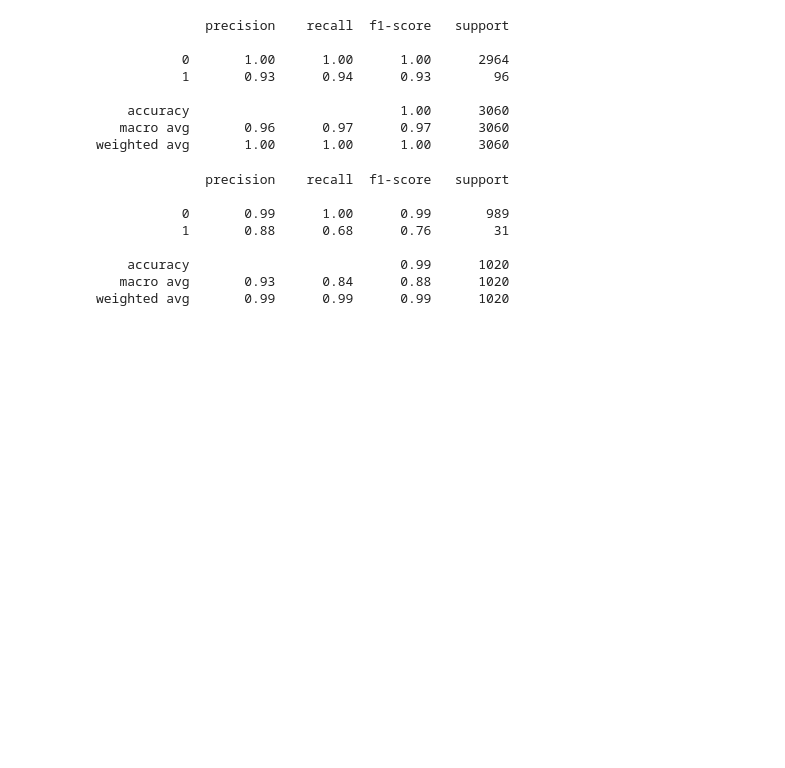
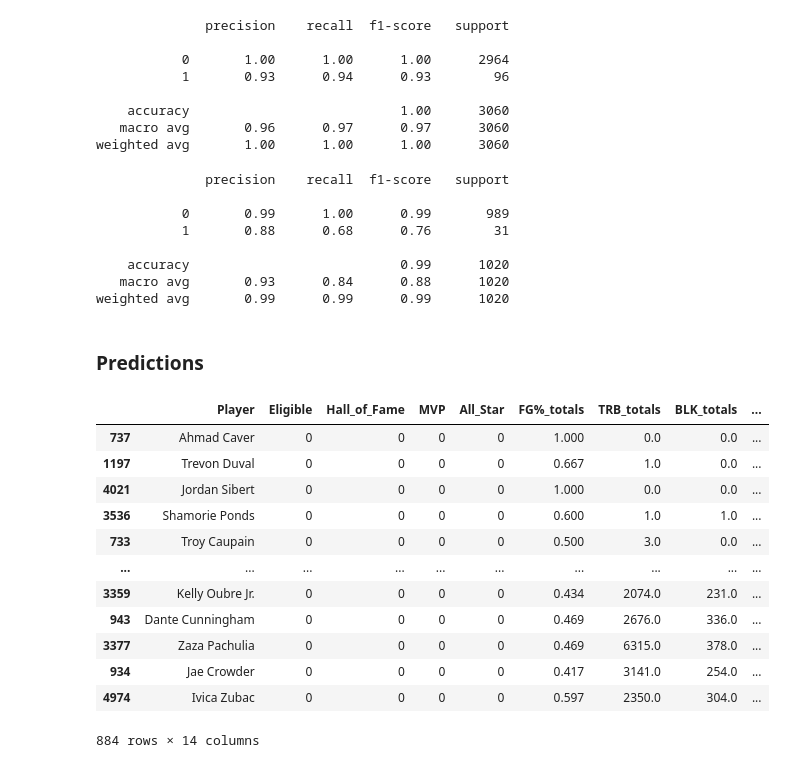
Before and after one commit to frankwillard/NBA-Hall-Of-Fame-Model, a Jupyter notebook: Hall_of_Fame_Modeling.ipynb, the cells around one changed output. Cells and saved outputs as stored; diff of their text form; code cells hidden in the pictures; blank space fills up the shorter version.

Commit message:
Starting predictions on current players

```diff
--- a/Hall_of_Fame_Modeling.ipynb
+++ b/Hall_of_Fame_Modeling.ipynb
@@ -435,20 +435,19 @@ X_training, X_validation, y_train, y_val = train_test_split(eligible_df, y_eligi
 X_train = X_training.iloc[:,3:].values
 X_val = X_validation.iloc[:,3:].values
 # %%
-X_test = noneligible_df.iloc[:, 3:]
-y_test = noneligible_df.iloc[:, 2]
+X_test = noneligible_df.iloc[:, 3:].values
 # %% [markdown]
 ### Feature Scaling
 # %%
-# Scale features
+# Scale whole matrix of features to prevent information leakage
+# Scale for training set, validation set, and test set
 sc1 = StandardScaler()
 X_eligible = sc1.fit_transform(X_eligible)
 
-# Scale whole matrix of features to prevent information leakage
-# Scale for training set and validation set
 sc2 = StandardScaler()
 X_train = sc2.fit_transform(X_train)
 X_val = sc2.transform(X_val)
+X_test = sc2.transform(X_test)
 # %% [markdown]
 ### Model Selection
 # %%
@@ -901,3 +901,27 @@ print(classification_report(y_val, y_val_pred))
     accuracy                           0.99      1020
    macro avg       0.93      0.84      0.88      1020
 weighted avg       0.99      0.99      0.99      1020
+# %% [markdown]
+### Predictions
+# %%
+# Predict both class and probability for the test set
+y_test_pred_probs = classifier.predict_proba(X_test)[:, 1]
+y_val_pred = classifier.predict(X_test)
+# %%
+noneligible_df['pred'] = y_test_pred_probs
+# %%
+noneligible_df.sort_values(by='pred', ascending=False)
+# %% [output]
+|  | Player | Eligible | Hall_of_Fame | MVP | All_Star | FG%_totals | TRB_totals | BLK_totals | ... |
+| 737 | Ahmad Caver | 0 | 0 | 0 | 0 | 1.000 | 0.0 | 0.0 | ... |
+| 1197 | Trevon Duval | 0 | 0 | 0 | 0 | 0.667 | 1.0 | 0.0 | ... |
+| 4021 | Jordan Sibert | 0 | 0 | 0 | 0 | 1.000 | 0.0 | 0.0 | ... |
+| 3536 | Shamorie Ponds | 0 | 0 | 0 | 0 | 0.600 | 1.0 | 1.0 | ... |
+| 733 | Troy Caupain | 0 | 0 | 0 | 0 | 0.500 | 3.0 | 0.0 | ... |
+| ... | ... | ... | ... | ... | ... | ... | ... | ... | ... |
+| 3359 | Kelly Oubre Jr. | 0 | 0 | 0 | 0 | 0.434 | 2074.0 | 231.0 | ... |
+| 943 | Dante Cunningham | 0 | 0 | 0 | 0 | 0.469 | 2676.0 | 336.0 | ... |
+| 3377 | Zaza Pachulia | 0 | 0 | 0 | 0 | 0.469 | 6315.0 | 378.0 | ... |
+| 934 | Jae Crowder | 0 | 0 | 0 | 0 | 0.417 | 3141.0 | 254.0 | ... |
+| 4974 | Ivica Zubac | 0 | 0 | 0 | 0 | 0.597 | 2350.0 | 304.0 | ... |
+884 rows × 14 columns
```
Also changed, not shown: parts of 8 cells of this notebook.
